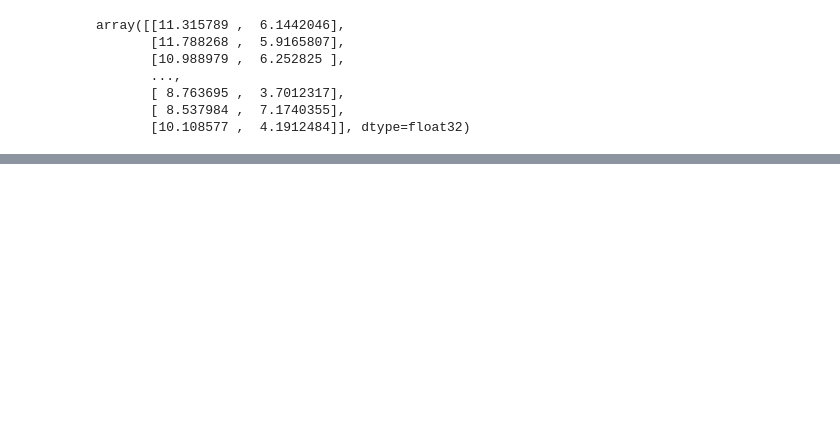
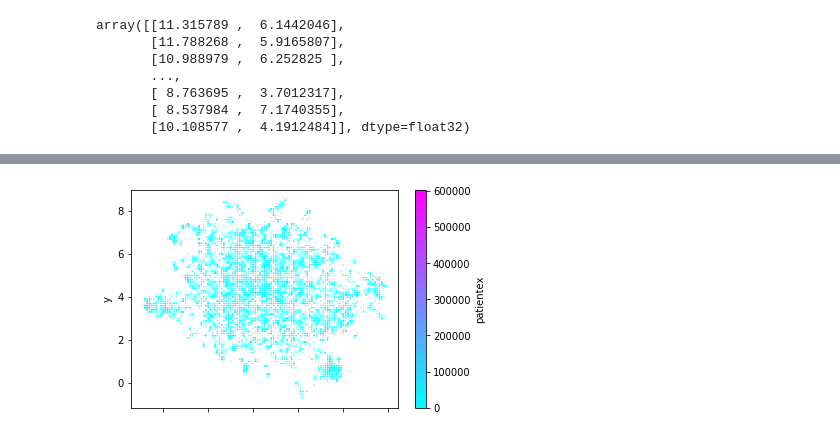
Before and after one commit to pauldrinn/bioeng-project, a Jupyter notebook: clustering.ipynb, the cells around one changed output, grey strips where cells are left out. Saved outputs shown, nothing was run; the diff lists cells and outputs as text; code cells hidden in the pictures; blank space fills up the shorter version.

```diff
--- a/clustering.ipynb
+++ b/clustering.ipynb
@@ -75,0 +150,2 @@ array([[11.315789 ,  6.1442046],
+# %%
+finalmerge = pd.merge(firstmerge, brcaexp.iloc[:, 0:2])
@@ -75,0 +170,11 @@ array([[11.315789 ,  6.1442046],
+# %%
+finalmerge.rename(columns = {'Unnamed: 0': 'Gene stable ID', '83acd71c-c12a-4394-ba8d-05e9c5ad2cf1': 'patientex'}, inplace = True)
+# %%
+finalmerge['colors'] = 255 - ((finalmerge2.patientex / finalmerge2.patientex.max()) * 255)
+# %%
+finalmerge = finalmerge.round({'x': 1, 'y': 1})
+# %%
+finalmerge.plot.scatter('x', 'y', s = 0.1, c = 'patientex', cmap = 'cool')
+plt.savefig('grid', dpi = 300)
+# %% [output]
+[figure, added]
```
Also changed, not shown: parts of 19 cells of this notebook, 4 other files.
